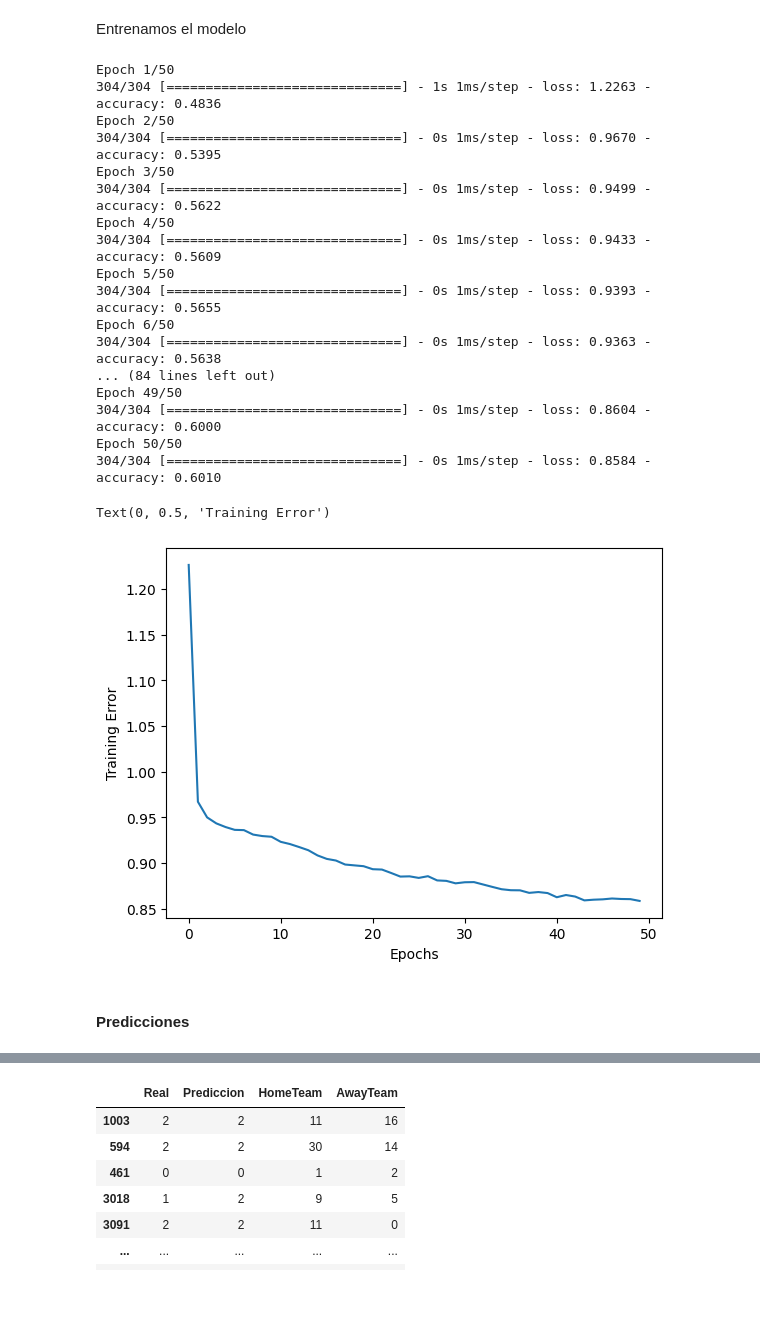
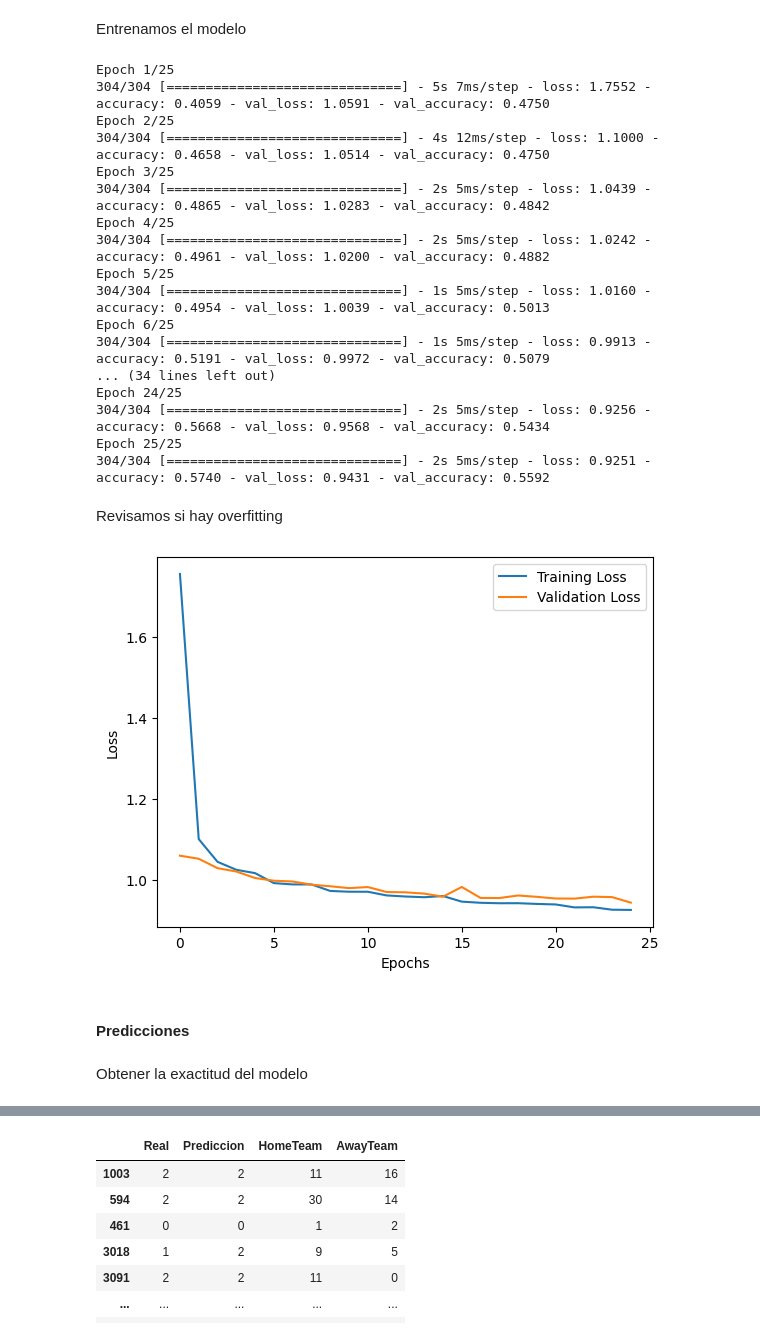
Before and after one commit to javim7/DeepLearning-ProyectoFinal, a Jupyter notebook: modelo.ipynb, the cells around one changed output, grey strips where cells are left out. Drawn from its saved outputs; the diff is of its cells as text; code cells hidden in the pictures; blank space fills up the shorter version.

```diff
--- a/modelo.ipynb
+++ b/modelo.ipynb
@@ -226,41 +231,49 @@ X_test = X_test.values.reshape((X_test.shape[0], 1, X_test.shape[1]))
 # %%
 model = Sequential()
 model.add(SimpleRNN(32, input_shape=(X_train.shape[1], X_train.shape[2]), activation='relu'))
+model.add(Dropout(0.2))
 model.add(Dense(16, activation='relu'))
+model.add(Dropout(0.2))
 model.add(Dense(len(y.unique()), activation='softmax'))
 
 model.compile(loss='sparse_categorical_crossentropy', optimizer='adam', metrics=['accuracy'])
 # %% [markdown]
 Entrenamos el modelo
 # %%
-history = model.fit(X_train, y_train, epochs=25, batch_size=10)
+history = model.fit(X_train, y_train, epochs=25, batch_size=10, validation_data=(X_test, y_test))
 # %% [output]
-Epoch 1/50
-304/304 [==============================] - 1s 1ms/step - loss: 1.2263 - accuracy: 0.4836
-Epoch 2/50
-304/304 [==============================] - 0s 1ms/step - loss: 0.9670 - accuracy: 0.5395
-Epoch 3/50
-304/304 [==============================] - 0s 1ms/step - loss: 0.9499 - accuracy: 0.5622
-Epoch 4/50
-304/304 [==============================] - 0s 1ms/step - loss: 0.9433 - accuracy: 0.5609
-Epoch 5/50
-304/304 [==============================] - 0s 1ms/step - loss: 0.9393 - accuracy: 0.5655
-Epoch 6/50
-304/304 [==============================] - 0s 1ms/step - loss: 0.9363 - accuracy: 0.5638
-... (84 lines left out)
-Epoch 49/50
-304/304 [==============================] - 0s 1ms/step - loss: 0.8604 - accuracy: 0.6000
-Epoch 50/50
-304/304 [==============================] - 0s 1ms/step - loss: 0.8584 - accuracy: 0.6010
+Epoch 1/25
+304/304 [==============================] - 5s 7ms/step - loss: 1.7552 - accuracy: 0.4059 - val_loss: 1.0591 - val_accuracy: 0.4750
+Epoch 2/25
+304/304 [==============================] - 4s 12ms/step - loss: 1.1000 - accuracy: 0.4658 - val_loss: 1.0514 - val_accuracy: 0.4750
+Epoch 3/25
+304/304 [==============================] - 2s 5ms/step - loss: 1.0439 - accuracy: 0.4865 - val_loss: 1.0283 - val_accuracy: 0.4842
+Epoch 4/25
+304/304 [==============================] - 2s 5ms/step - loss: 1.0242 - accuracy: 0.4961 - val_loss: 1.0200 - val_accuracy: 0.4882
+Epoch 5/25
+304/304 [==============================] - 1s 5ms/step - loss: 1.0160 - accuracy: 0.4954 - val_loss: 1.0039 - val_accuracy: 0.5013
+Epoch 6/25
+304/304 [==============================] - 1s 5ms/step - loss: 0.9913 - accuracy: 0.5191 - val_loss: 0.9972 - val_accuracy: 0.5079
+... (34 lines left out)
+Epoch 24/25
+304/304 [==============================] - 2s 5ms/step - loss: 0.9256 - accuracy: 0.5668 - val_loss: 0.9568 - val_accuracy: 0.5434
+Epoch 25/25
+304/304 [==============================] - 2s 5ms/step - loss: 0.9251 - accuracy: 0.5740 - val_loss: 0.9431 - val_accuracy: 0.5592
+# %% [markdown]
+Revisamos si hay overfitting
 # %%
-plt.plot(history.history['loss'])
-plt.xlabel("Epochs")
-plt.ylabel("Training Error")
+plt.plot(history.history['loss'], label='Training Loss')
+plt.plot(history.history['val_loss'], label='Validation Loss')
+plt.xlabel('Epochs')
+plt.ylabel('Loss')
+plt.legend()
+plt.show()
 # %% [output]
-Text(0, 0.5, 'Training Error')
-[figure, old version]
+[figure, new version]
 # %% [markdown]
 #### Predicciones
+# %% [markdown]
+Obtener la exactitud del modelo
 # %%
 y_pred = model.predict(X_test)
 y_pred_labels = y_pred.argmax(axis=1)
```
Also changed, not shown: parts of 10 cells of this notebook, 45 other files.
